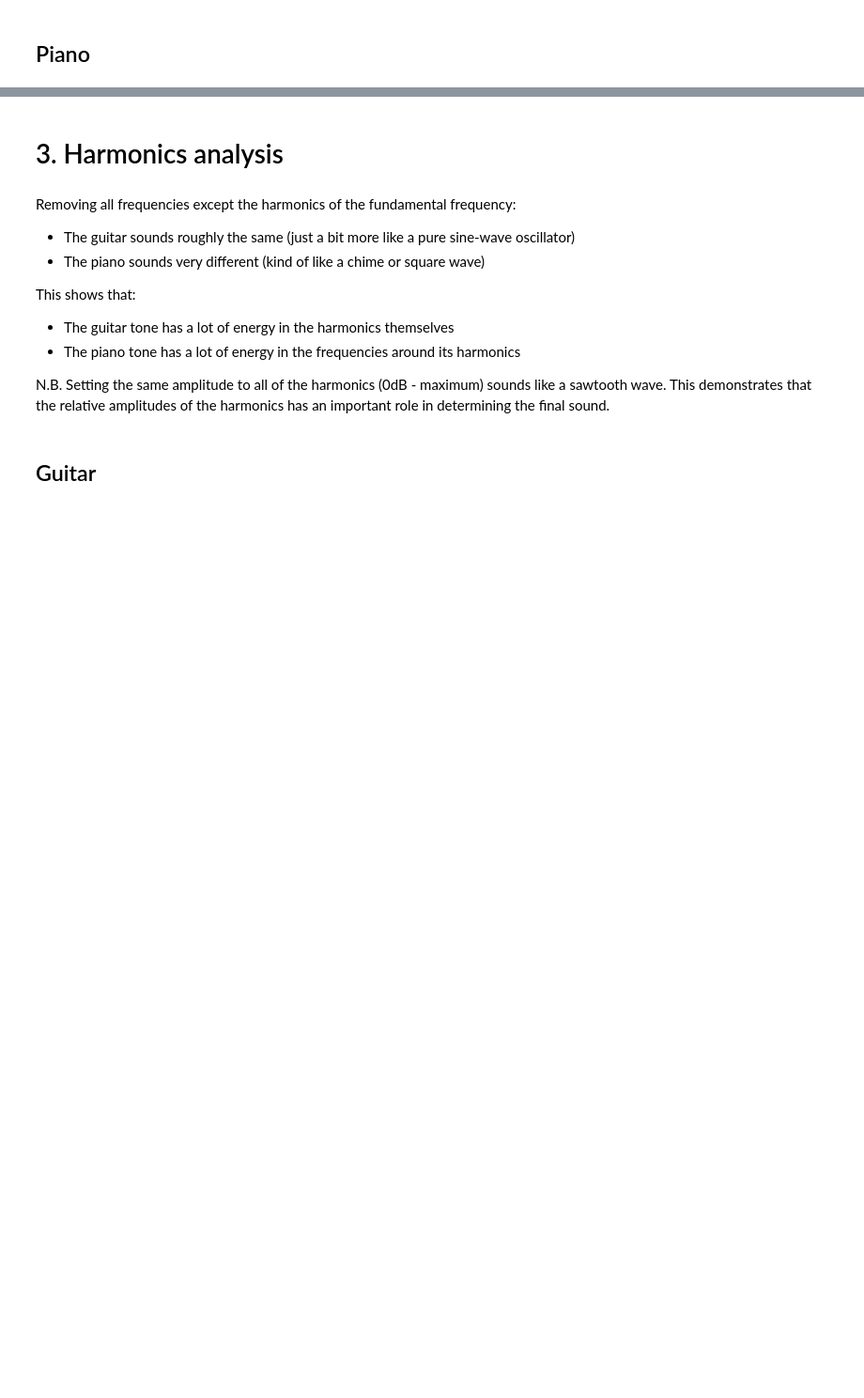
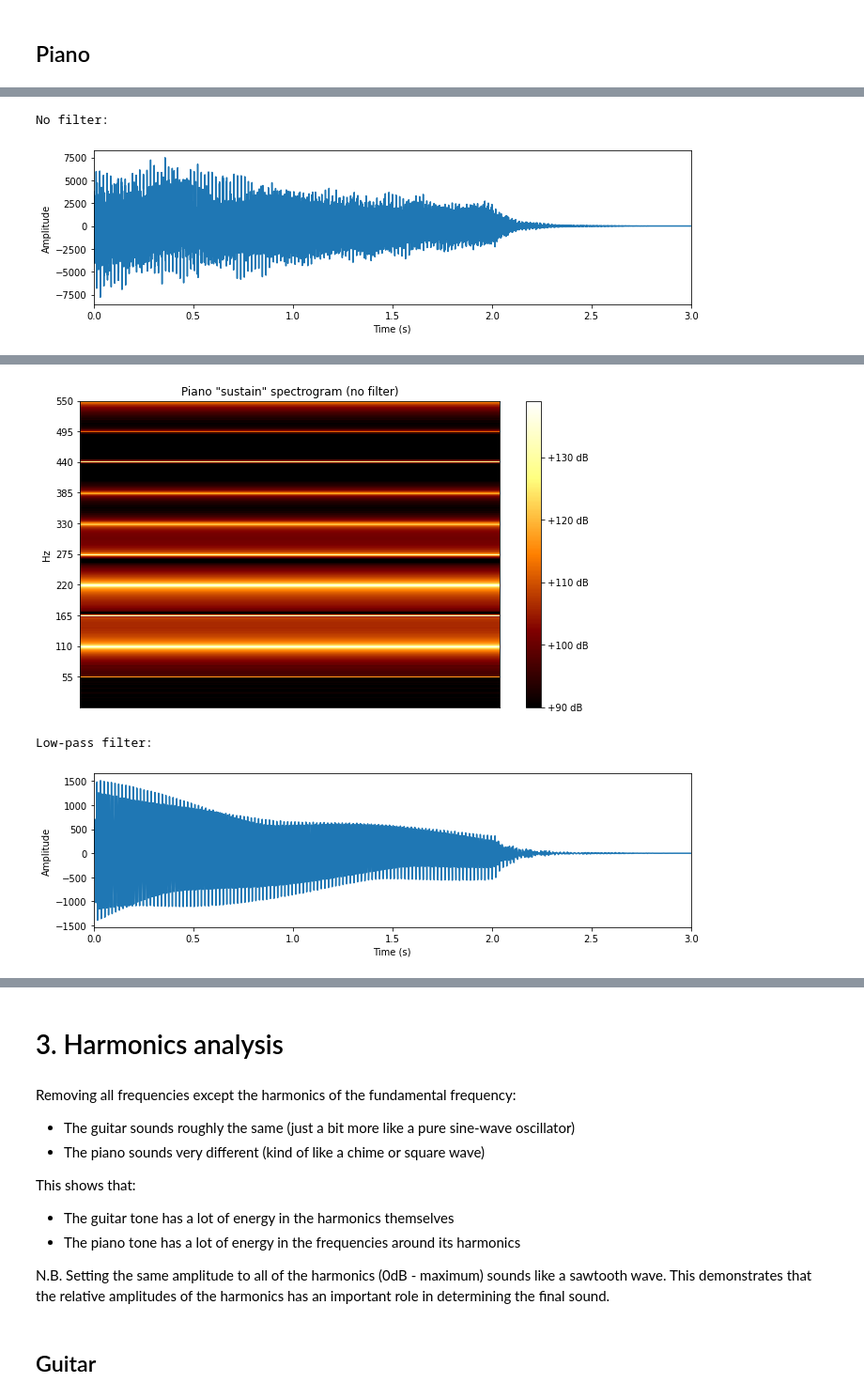
Before and after one commit to JulianFerry/deep-music, a Jupyter notebook: notebooks/spectrogram_analysis.ipynb, the cells around one changed output, grey strips where cells are left out. Shown at 94% size. Drawn from its saved outputs; the diff is of its cells as text; code cells hidden in the pictures; blank space fills up the shorter version.

```diff
--- a/notebooks/spectrogram_analysis.ipynb
+++ b/notebooks/spectrogram_analysis.ipynb
@@ -184,0 +163,5 @@ Low-pass filter:
+# %%
+filter_analysis(piano, start=1, end=4, spec_thresh=90, instr_name='Piano')
+# %% [output]
+No filter:
+[figure, added]
@@ -184,0 +169,3 @@ Low-pass filter:
+[figure, added]
+Low-pass filter:
+[figure, added]
```
Also changed, not shown: parts of 22 cells of this notebook, 6 other files.
